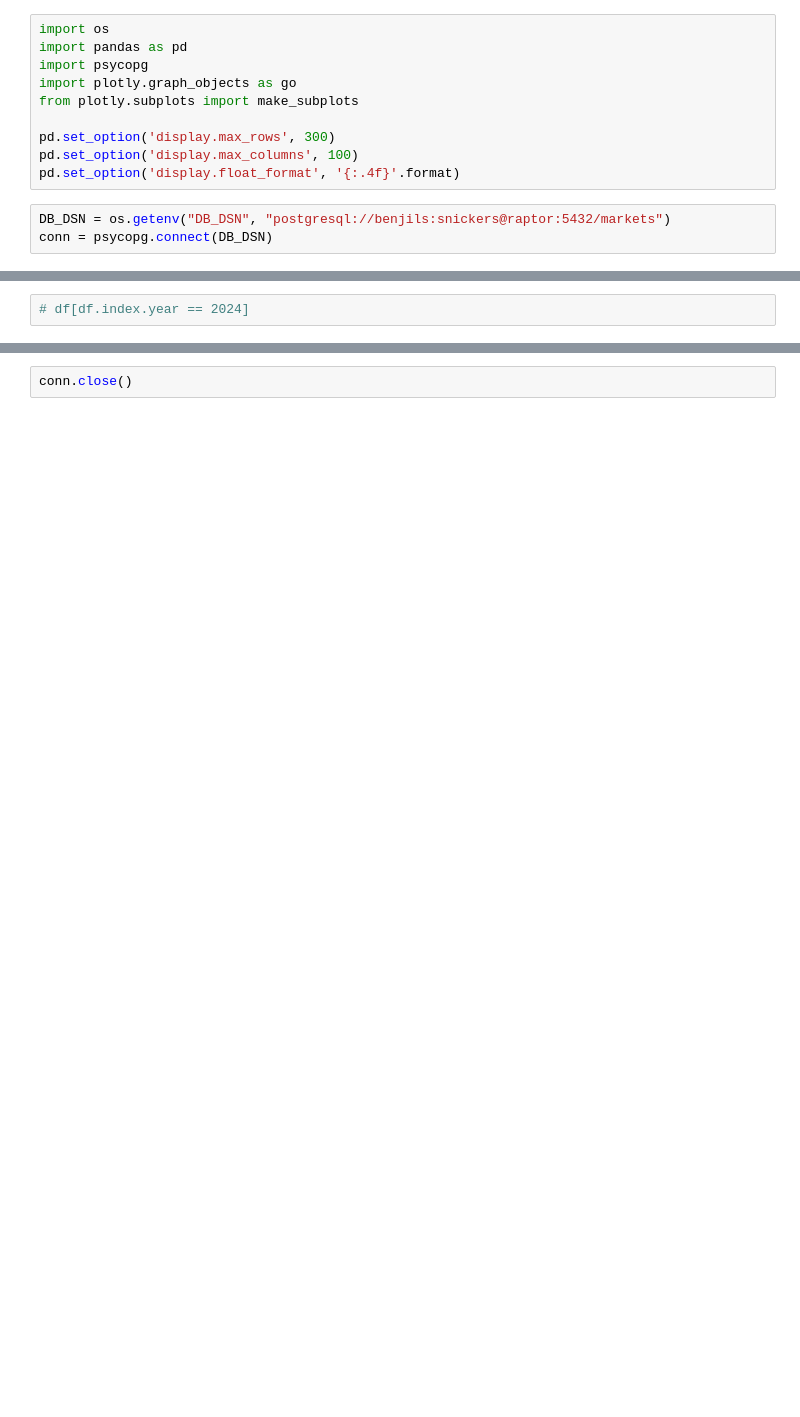
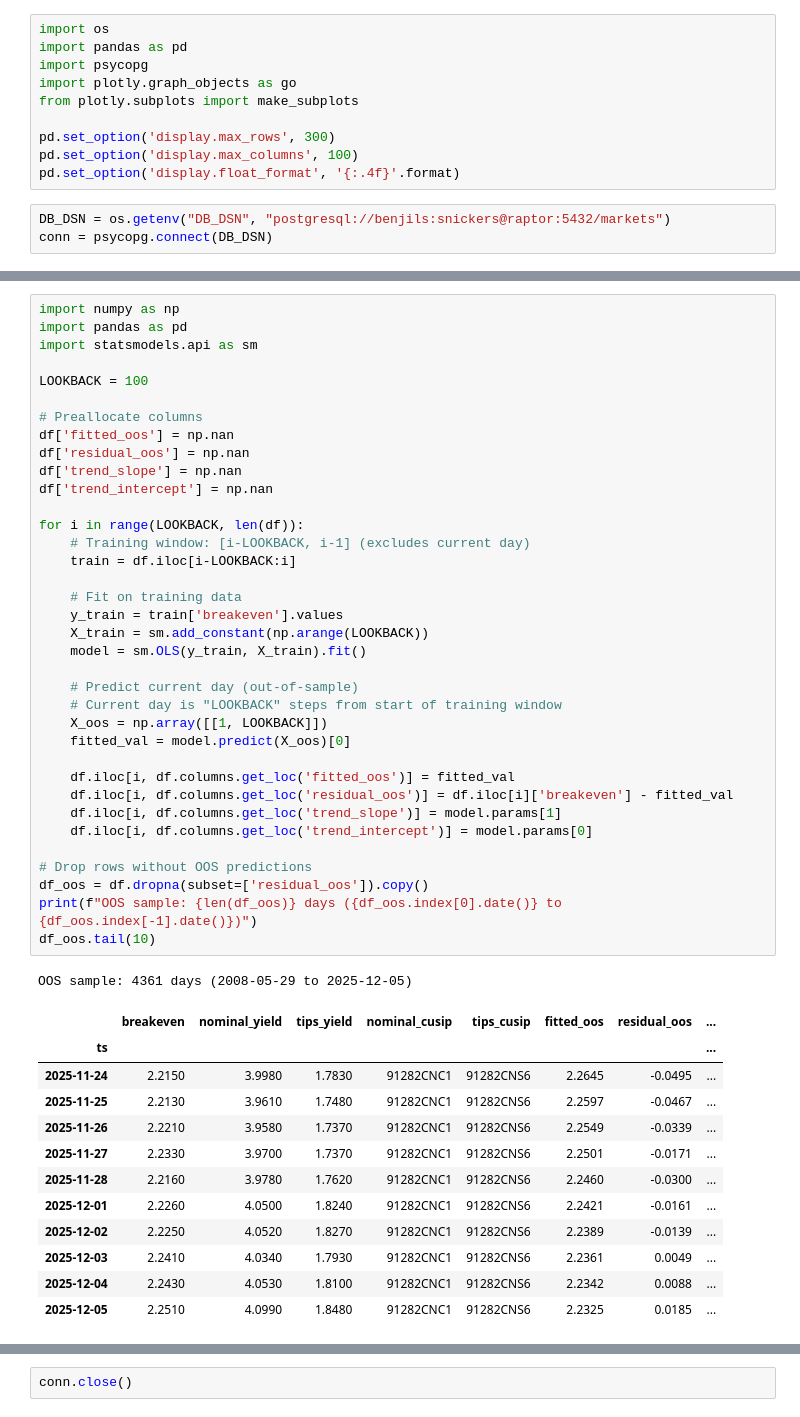
Before and after one commit to jbenr/Views, a Jupyter notebook: jupe.ipynb, the cells around one changed output, grey strips where cells are left out. Drawn from its saved outputs; the diff is of its cells as text; blank space fills up the shorter version.

```diff
--- a/jupe.ipynb
+++ b/jupe.ipynb
@@ -86,2 +104,50 @@ fig.show()
-# %%
-# df[df.index.year == 2024]
+# %%
+import numpy as np
+import pandas as pd
+import statsmodels.api as sm
+
+LOOKBACK = 100
+
+# Preallocate columns
+df['fitted_oos'] = np.nan
+df['residual_oos'] = np.nan
+df['trend_slope'] = np.nan
+df['trend_intercept'] = np.nan
+
+for i in range(LOOKBACK, len(df)):
+    # Training window: [i-LOOKBACK, i-1] (excludes current day)
+    train = df.iloc[i-LOOKBACK:i]
+
+    # Fit on training data
+    y_train = train['breakeven'].values
+    X_train = sm.add_constant(np.arange(LOOKBACK))
+    model = sm.OLS(y_train, X_train).fit()
+
+    # Predict current day (out-of-sample)
+    # Current day is "LOOKBACK" steps from start of training window
+    X_oos = np.array([[1, LOOKBACK]])
+    fitted_val = model.predict(X_oos)[0]
+
+    df.iloc[i, df.columns.get_loc('fitted_oos')] = fitted_val
+    df.iloc[i, df.columns.get_loc('residual_oos')] = df.iloc[i]['breakeven'] - fitted_val
+    df.iloc[i, df.columns.get_loc('trend_slope')] = model.params[1]
+    df.iloc[i, df.columns.get_loc('trend_intercept')] = model.params[0]
+
+# Drop rows without OOS predictions
+df_oos = df.dropna(subset=['residual_oos']).copy()
+print(f"OOS sample: {len(df_oos)} days ({df_oos.index[0].date()} to {df_oos.index[-1].date()})")
+df_oos.tail(10)
+# %% [output]
+OOS sample: 4361 days (2008-05-29 to 2025-12-05)
+|  | breakeven | nominal_yield | tips_yield | nominal_cusip | tips_cusip | fitted_oos | residual_oos | ... |
+| ts |  |  |  |  |  |  |  | ... |
+| 2025-11-24 | 2.2150 | 3.9980 | 1.7830 | 91282CNC1 | 91282CNS6 | 2.2645 | -0.0495 | ... |
+| 2025-11-25 | 2.2130 | 3.9610 | 1.7480 | 91282CNC1 | 91282CNS6 | 2.2597 | -0.0467 | ... |
+| 2025-11-26 | 2.2210 | 3.9580 | 1.7370 | 91282CNC1 | 91282CNS6 | 2.2549 | -0.0339 | ... |
+| 2025-11-27 | 2.2330 | 3.9700 | 1.7370 | 91282CNC1 | 91282CNS6 | 2.2501 | -0.0171 | ... |
+| 2025-11-28 | 2.2160 | 3.9780 | 1.7620 | 91282CNC1 | 91282CNS6 | 2.2460 | -0.0300 | ... |
+| 2025-12-01 | 2.2260 | 4.0500 | 1.8240 | 91282CNC1 | 91282CNS6 | 2.2421 | -0.0161 | ... |
+| 2025-12-02 | 2.2250 | 4.0520 | 1.8270 | 91282CNC1 | 91282CNS6 | 2.2389 | -0.0139 | ... |
+| 2025-12-03 | 2.2410 | 4.0340 | 1.7930 | 91282CNC1 | 91282CNS6 | 2.2361 | 0.0049 | ... |
+| 2025-12-04 | 2.2430 | 4.0530 | 1.8100 | 91282CNC1 | 91282CNS6 | 2.2342 | 0.0088 | ... |
+| 2025-12-05 | 2.2510 | 4.0990 | 1.8480 | 91282CNC1 | 91282CNS6 | 2.2325 | 0.0185 | ... |
```
Also changed, not shown: parts of 5 cells of this notebook.
